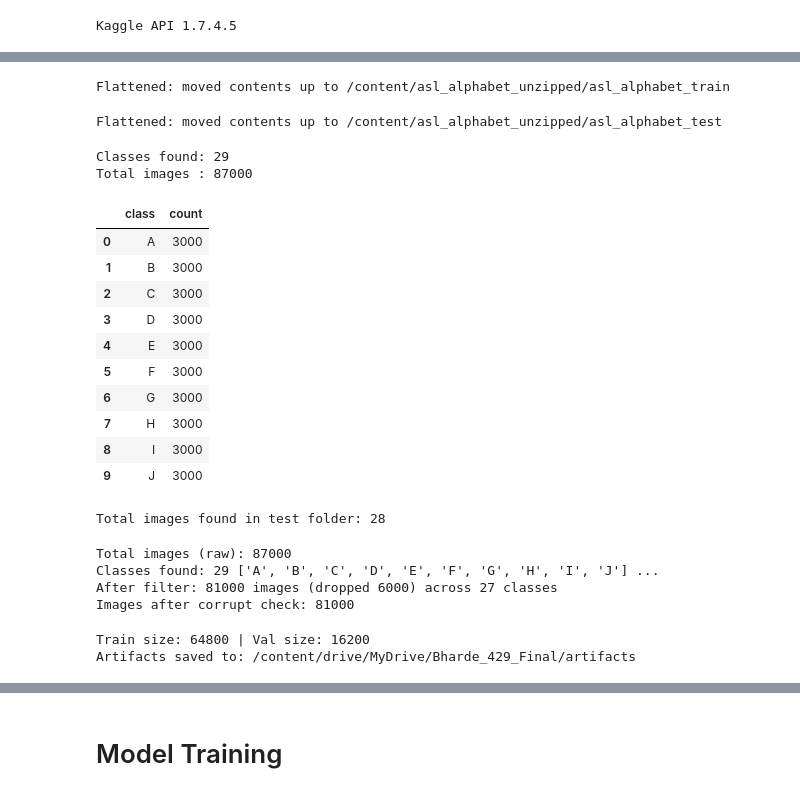
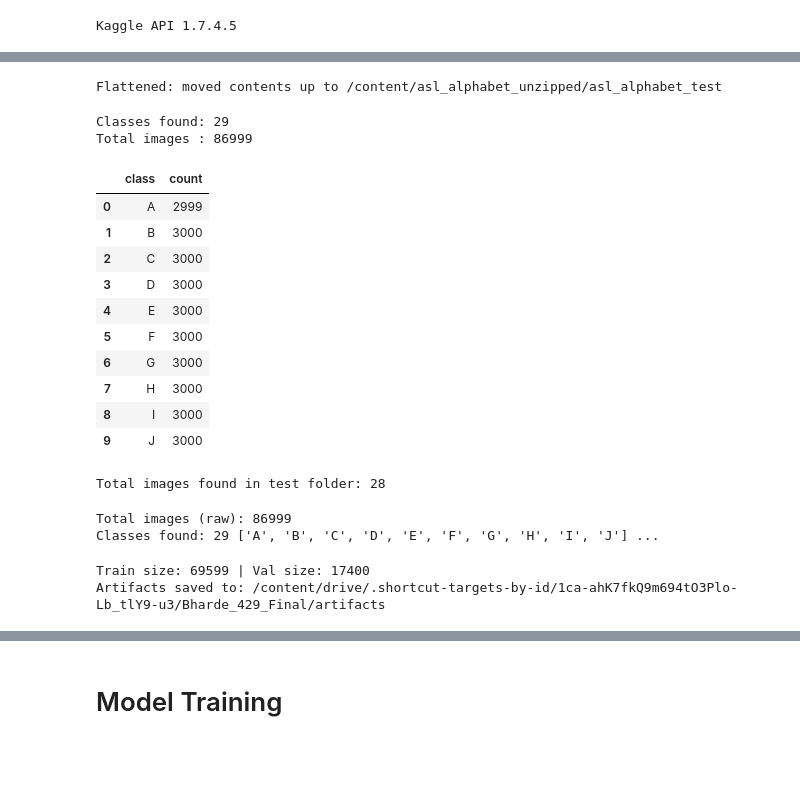
Before and after one commit to Zzzain24/DAEN_429_Project, a Jupyter notebook: ta_model.ipynb, the cells around one changed output, grey strips where cells are left out. Cells and saved outputs as stored; diff of their text form; code cells hidden in the pictures; blank space fills up the shorter version.

```diff
--- a/ta_model.ipynb
+++ b/ta_model.ipynb
@@ -74,18 +119,16 @@ drwxr-xr-x 3 root root 4096 Nov 13 17:35 asl_alphabet_train
 # %%
-# current parent
-BASE = Path("/content/asl_alphabet_unzipped/asl_alphabet_train")
-# the nested one
-INNER = BASE / "asl_alphabet_train"
+# # current parent
+# BASE = Path("/content/asl_alphabet_unzipped/asl_alphabet_train")
+# # the nested one
+# INNER = BASE / "asl_alphabet_train"
 
-if INNER.exists() and INNER.is_dir():
-    for item in INNER.iterdir():
-        shutil.move(str(item), str(BASE))
-    shutil.rmtree(INNER)
-    print("Flattened: moved contents up to", BASE)
-else:
-    print("No nested folder to flatten at:", INNER)
+# if INNER.exists() and INNER.is_dir():
+#     for item in INNER.iterdir():
+#         shutil.move(str(item), str(BASE))
+#     shutil.rmtree(INNER)
+#     print("Flattened: moved contents up to", BASE)
+# else:
+#     print("No nested folder to flatten at:", INNER)
-# %% [output]
-Flattened: moved contents up to /content/asl_alphabet_unzipped/asl_alphabet_train
 # %%
 # current parent
 BASE = Path("/content/asl_alphabet_unzipped/asl_alphabet_test")
@@ -102,25 +145,25 @@ else:
 # %% [output]
 Flattened: moved contents up to /content/asl_alphabet_unzipped/asl_alphabet_test
 # %%
-# now flat
-DATA_ROOT = Path("/content/asl_alphabet_unzipped/asl_alphabet_train")
+# now flat. Changed Data_root
+DATA_ROOT = Path("/content/drive/MyDrive/Bharde_429_Final/asl_alphabet_train_augmented")
 ACCEPT = {".jpg", ".jpeg", ".png"}
 
 rows = []
 for cdir in sorted([d for d in DATA_ROOT.iterdir() if d.is_dir()]):
     label = cdir.name
     count = sum(1 for p in cdir.rglob("*") if p.is_file() and p.suffix.lower() in ACCEPT)
     rows.append((label, count))
 
 counts = pd.DataFrame(rows, columns=["class","count"]).sort_values("class")
 print("Classes found:", len(counts))
 print("Total images :", counts["count"].sum())
 counts.head(10)
 # %% [output]
 Classes found: 29
-Total images : 87000
+Total images : 86999
 |  | class | count |
-| 0 | A | 3000 |
+| 0 | A | 2999 |
 | 1 | B | 3000 |
 | 2 | C | 3000 |
 | 3 | D | 3000 |
@@ -166,35 +209,33 @@ print("Total images (raw):", len(df))
 print("Classes found:", df["label"].nunique(), sorted(df["label"].unique())[:10], "...")
 
 # keep A–Z + 'space'; drop 'del' & 'nothing'
-keep = [chr(c) for c in range(ord('A'), ord('Z')+1)] + ["space"]
-drop = {"del", "nothing"}
-before = len(df)
-df = df[~df["label"].isin(drop)]
-df = df[df["label"].isin(keep)].reset_index(drop=True)
-print(f"After filter: {len(df)} images (dropped {before - len(df)}) across {df['label'].nunique()} classes")
+# keep = [chr(c) for c in range(ord('A'), ord('Z')+1)] + ["space"]
+# drop = {"del", "nothing"}
+# before = len(df)
+# df = df[~df["label"].isin(drop)]
+# df = df[df["label"].isin(keep)].reset_index(drop=True)
+# print(f"After filter: {len(df)} images (dropped {before - len(df)}) across {df['label'].nunique()} classes")
 
 # corrupt-image check (verifies files open)
-good_idx = []
-for i, p in enumerate(df["path"]):
-    try:
-        with Image.open(p) as im:
-            im.verify()
-        good_idx.append(i)
-    except (UnidentifiedImageError, OSError):
-        pass
+# good_idx = []
+# for i, p in enumerate(df["path"]):
+#     try:
+#         with Image.open(p) as im:
+#             im.verify()
+#         good_idx.append(i)
+#     except (UnidentifiedImageError, OSError):
+#         pass
 
-if len(good_idx) != len(df):
-    print("Removed corrupt images:", len(df) - len(good_idx))
-df = df.iloc[good_idx].reset_index(drop=True)
-print("Images after corrupt check:", len(df))
+# if len(good_idx) != len(df):
+#     print("Removed corrupt images:", len(df) - len(good_idx))
+# df = df.iloc[good_idx].reset_index(drop=True)
+# print("Images after corrupt check:", len(df))
 # %% [output]
-Total images (raw): 87000
+Total images (raw): 86999
 Classes found: 29 ['A', 'B', 'C', 'D', 'E', 'F', 'G', 'H', 'I', 'J'] ...
-After filter: 81000 images (dropped 6000) across 27 classes
-Images after corrupt check: 81000
 # %%
 # encode labels and save class map
-classes = sorted(keep)
+classes = sorted(df["label"].unique())
 class_to_idx = {c: i for i, c in enumerate(classes)}
 df["y"] = df["label"].map(class_to_idx)
 
@@ -222,8 +263,8 @@ df_val.to_csv(ARTIFACTS / "val_manifest.csv", index=False)
 print("Train size:", len(train_idx), "| Val size:", len(val_idx))
 print("Artifacts saved to:", ARTIFACTS.resolve())
 # %% [output]
-Train size: 64800 | Val size: 16200
-Artifacts saved to: /content/drive/MyDrive/Bharde_429_Final/artifacts
+Train size: 69599 | Val size: 17400
+Artifacts saved to: /content/drive/.shortcut-targets-by-id/1ca-ahK7fkQ9m694tO3Plo-Lb_tlY9-u3/Bharde_429_Final/artifacts
 # %%
 print("Per-class sample counts (train):")
 print(df_train["label"].value_counts().sort_index().head(10))
```
Also changed, not shown: parts of 32 cells of this notebook, 8 other files.
